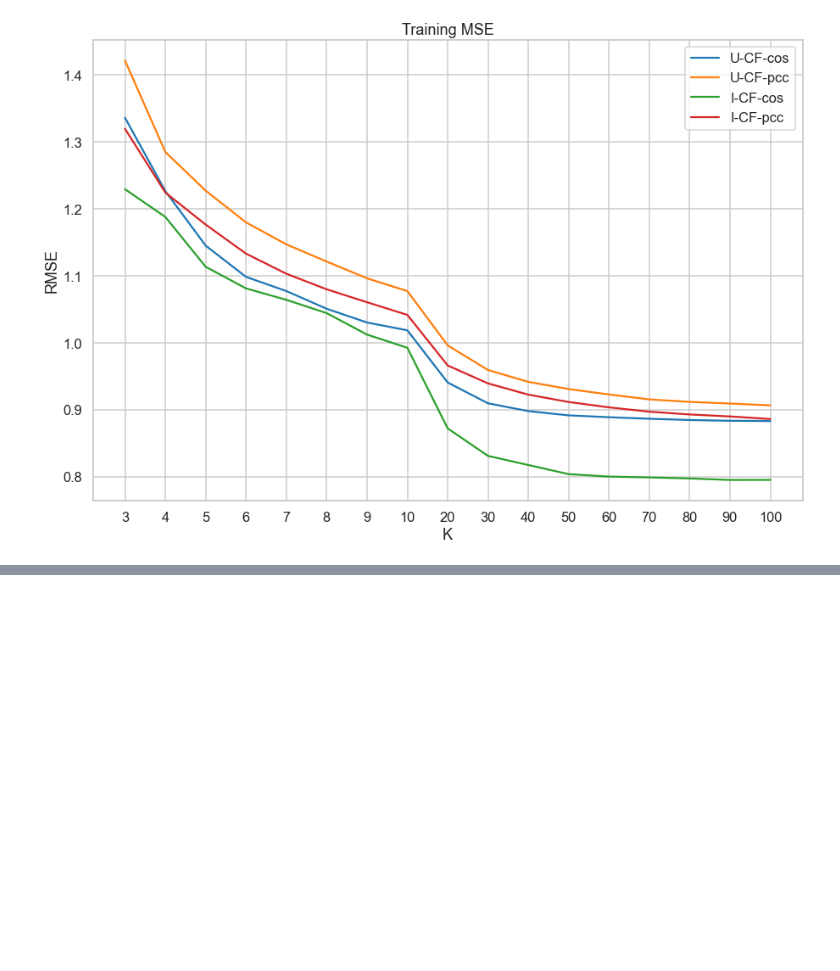
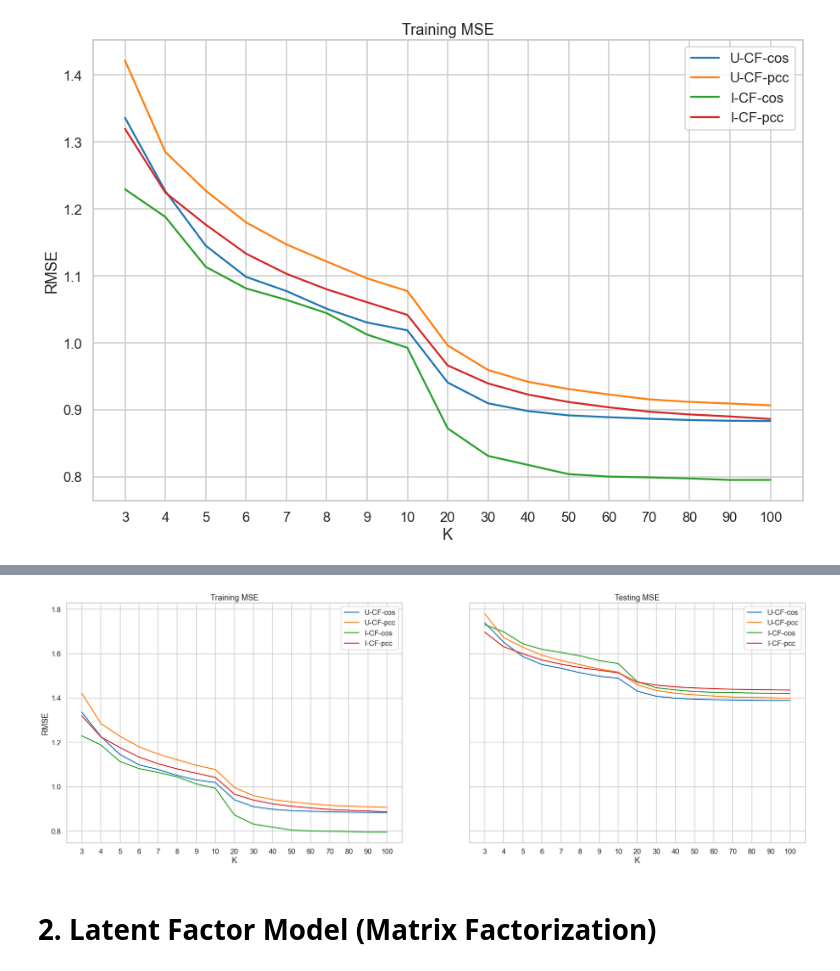
Before and after one commit to Baron1014/recommender_system, a Jupyter notebook: latent_factor.ipynb, the cells around one changed output, grey strips where cells are left out. Cells and saved outputs as stored; diff of their text form; code cells hidden in the pictures; blank space fills up the shorter version.

Commit message:
CF testing

```diff
--- a/latent_factor.ipynb
+++ b/latent_factor.ipynb
@@ -374,13 +374,17 @@ for u in tqdm(user, desc='data transfer user matrix'):
         '''
         user_testing[u-1, rate-1] = test_data[(test_data[:,0] == u) & (test_data[:,1] == rate)][:,2].item()
 # %%
-# 若bias不存在，則計算training bias
-if bias_matrix not in locals():
+training = True
+
+if training:
+    print("Array Exist!!")
+
+else:
+    # 若bias不存在，則計算training bias
     print("Calculating Bias...")
     bias_matrix = get_bias(user_matrix)
 
-# 取得user間的相似度名單
-if cos_dict not in locals() or pcc_dict not in locals():
+    # 取得user間的相似度名單
     # 計算使用者平均評分
     user_mean = non_zero_mean(user_matrix)
     # 使用個別使用者平均校正使用者對電影的評分
@@ -442,12 +448,14 @@ for k in K:
 movie_testing = user_testing.T
 
 # 取得 bias
-if movie_bias not in locals():
+if training:
+    print("Array Exist!!")
+
+else:
     print("getting movie bias...")
     # Transpose user_matrix as movie_matrix, bias_matrix as movie_bias.
     movie_bias = bias_matrix.T
 
-# 取得movie間的相似度名單
-if cos_mdict not in locals() or pcc_mdict not in locals():
+    # 取得movie間的相似度名單
     print("getting similarity...")
     cos_mdict, pcc_mdict = get_sim_dict(movie, movie_matrix)
@@ -510,4 +539,8 @@ df_test
 # %%
-fig,axes=plt.subplots(1,2, figsize=(30,10))
-plot_training_testing(df, ax[0], "Training MSE")
-plot_training_testing(df_test, ax[1], "Testing MSE")
+fig,axes=plt.subplots(1,2, figsize=(30,10), sharey=True)
+plot_training_testing(df, axes[0], "Training MSE")
+plot_training_testing(df_test, axes[1], "Testing MSE")
+# %% [output]
+[figure, added]
+# %% [markdown]
+# 2. Latent Factor Model (Matrix Factorization)
```
Also changed, not shown: parts of 10 cells of this notebook.
